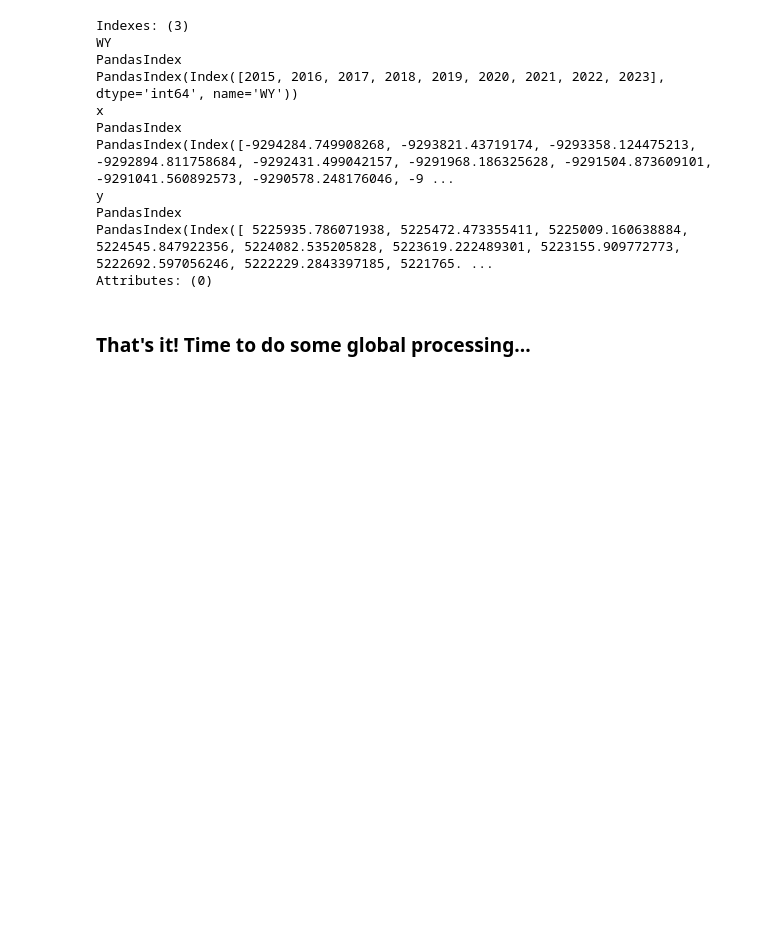
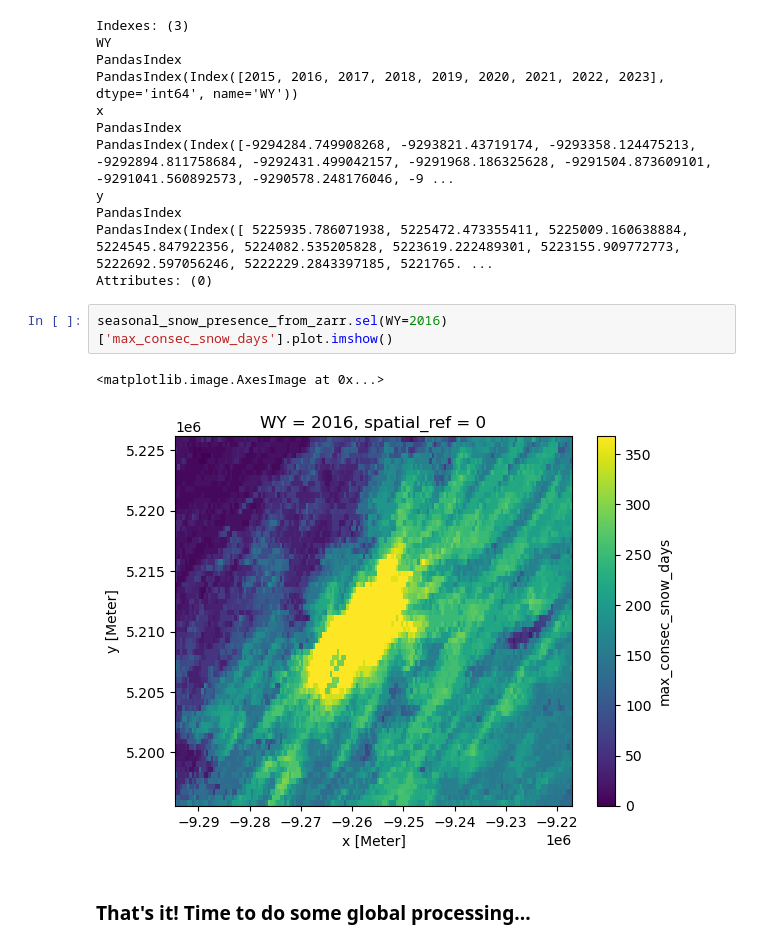
Before and after one commit to egagli/MODIS_seasonal_snow_mask, a Jupyter notebook: demo.ipynb, the cells around one changed output. Cells and saved outputs as stored; diff of their text form; blank space fills up the shorter version.

```diff
--- a/demo.ipynb
+++ b/demo.ipynb
@@ -242,5 +241,10 @@ y
 PandasIndex
 PandasIndex(Index([ 5225935.786071938, 5225472.473355411, 5225009.160638884, 5224545.847922356, 5224082.535205828, 5223619.222489301, 5223155.909772773, 5222692.597056246, 5222229.2843397185, 5221765. ...
 Attributes: (0)
+# %%
+seasonal_snow_presence_from_zarr.sel(WY=2016)['max_consec_snow_days'].plot.imshow()
+# %% [output]
+<matplotlib.image.AxesImage at 0x...>
+[figure, added]
 # %% [markdown]
 ### That's it! Time to do some global processing...
```
Also changed, not shown: parts of 6 cells of this notebook.
